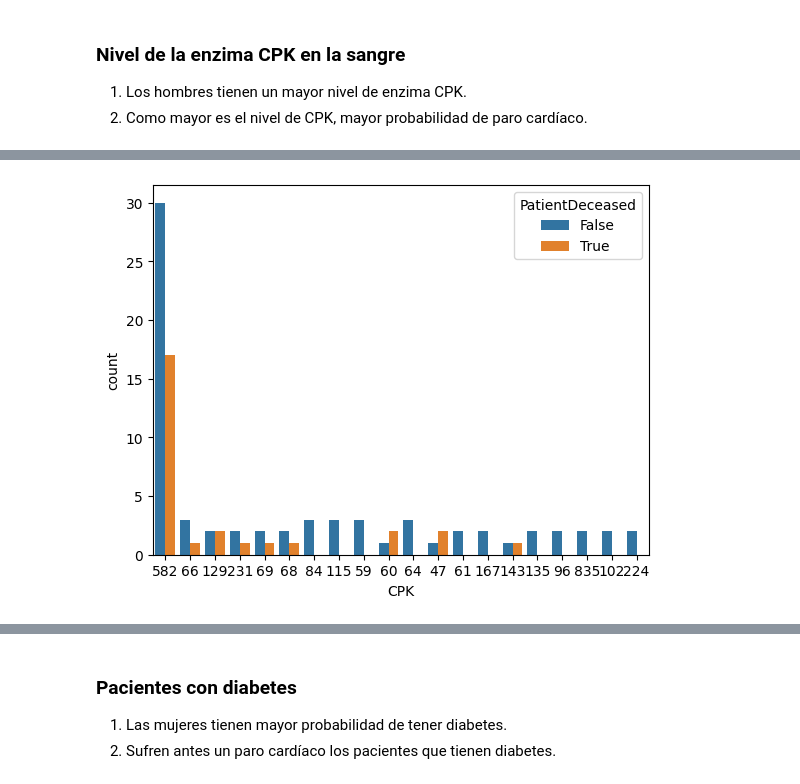
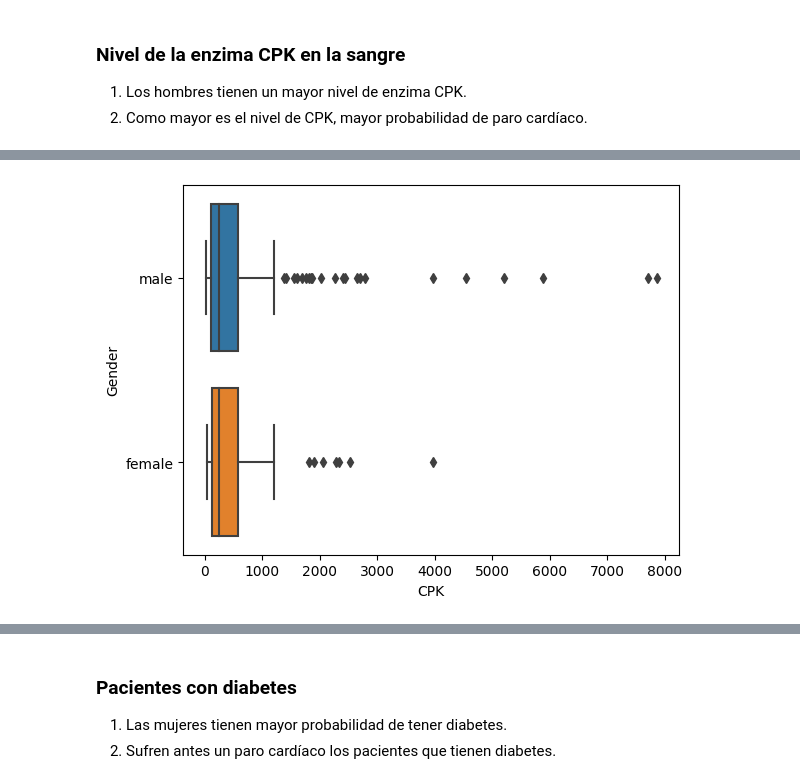
Before and after one commit to BertaVives/Analisis-de-la-insuficiencia-cardiaca, a Jupyter notebook: src/EDA.ipynb, the cells around one changed output, grey strips where cells are left out. Drawn from its saved outputs; the diff is of its cells as text; code cells hidden in the pictures.

```diff
--- a/src/EDA.ipynb
+++ b/src/EDA.ipynb
@@ -614,7 +599,5 @@ plt.show()
-# %%
-# 2
-#sns.displot(data, x="CPK", hue="PatientDeceased", kind="kde", fill=True)
-sns.countplot(x ='CPK', hue = "PatientDeceased", data=data, order= data['CPK'].value_counts().index[0:20])
-plt.show()
-# %% [output]
-[figure, removed]
+# %%
+# 1
+sns.boxplot(data, y="Gender", x='CPK');
+# %% [output]
+[figure, added]
```
Also changed, not shown: parts of 17 cells of this notebook, 1 other file.
